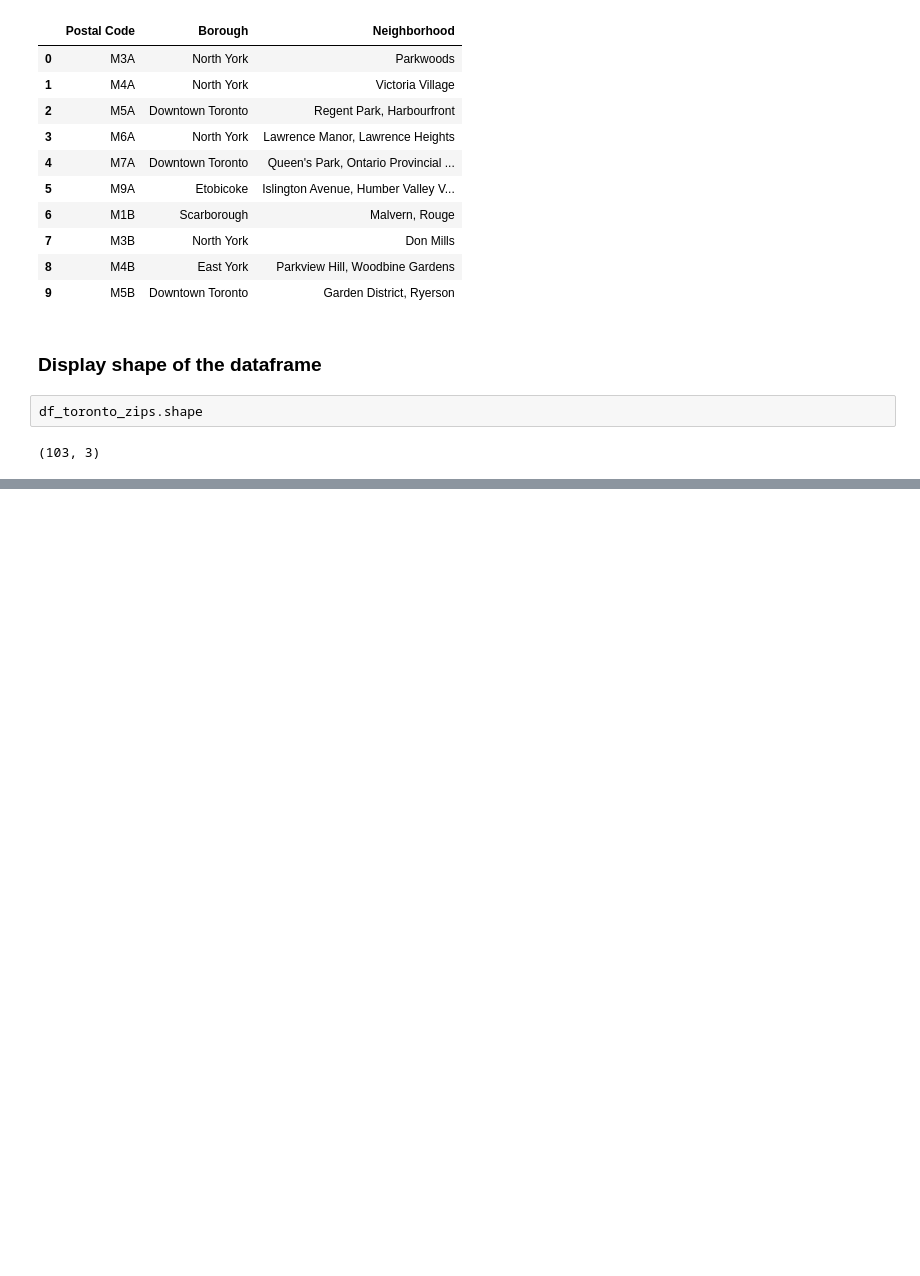
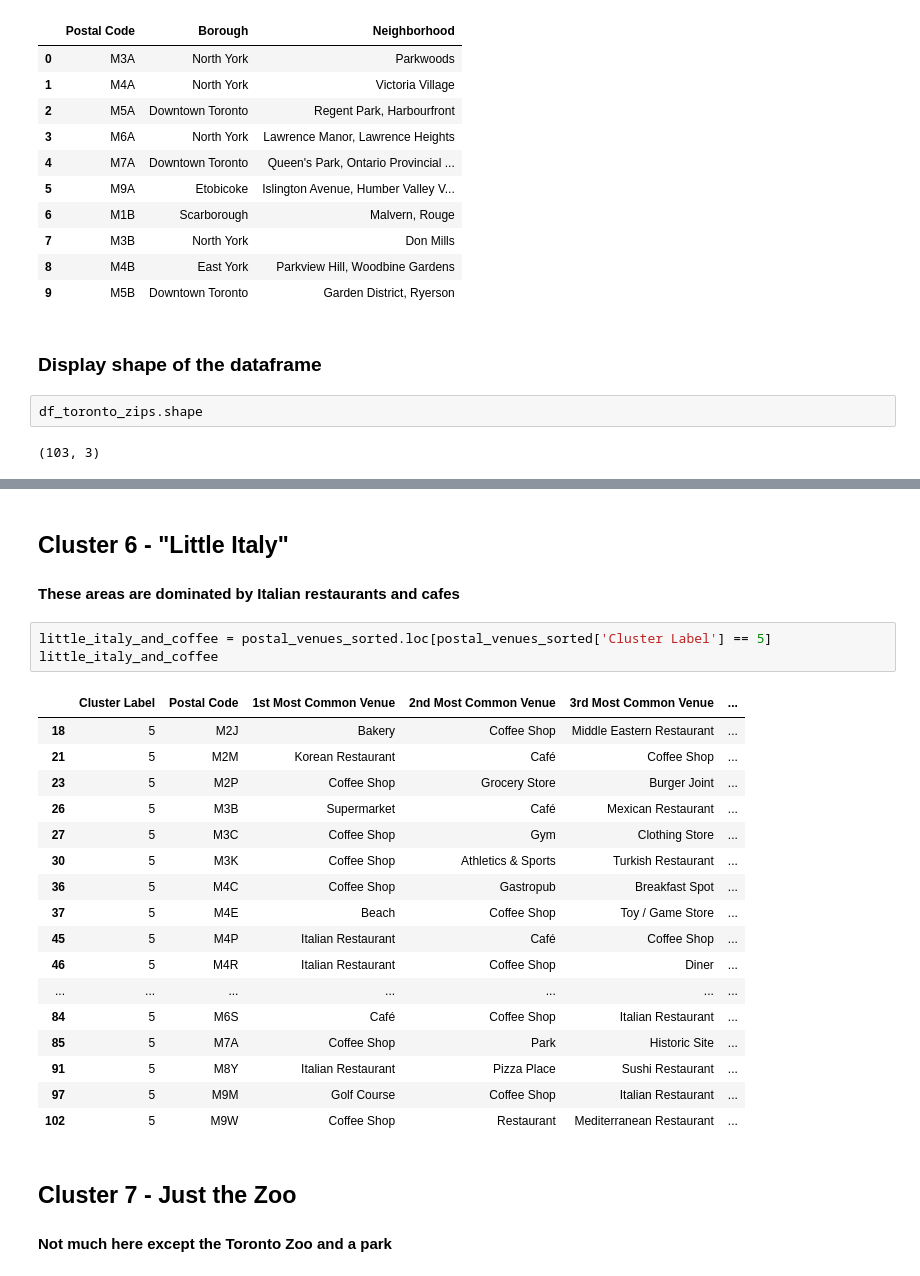
Before and after one commit to jlieberman92/Coursera_Capstone, a Jupyter notebook: Battle_of_the_Neighborhoods_Capstone.ipynb, the cells around one changed output, grey strips where cells are left out. Saved outputs shown, nothing was run; the diff lists cells and outputs as text; blank space fills up the shorter version.

```diff
--- a/Battle_of_the_Neighborhoods_Capstone.ipynb
+++ b/Battle_of_the_Neighborhoods_Capstone.ipynb
@@ -56,0 +474,27 @@ df_toronto_zips.shape
+# %% [markdown]
+## Cluster 6 - "Little Italy"
+#### These areas are dominated by Italian restaurants and cafes
+# %%
+little_italy_and_coffee = postal_venues_sorted.loc[postal_venues_sorted['Cluster Label'] == 5]
+little_italy_and_coffee
+# %% [output]
+|  | Cluster Label | Postal Code | 1st Most Common Venue | 2nd Most Common Venue | 3rd Most Common Venue | ... |
+| 18 | 5 | M2J | Bakery | Coffee Shop | Middle Eastern Restaurant | ... |
+| 21 | 5 | M2M | Korean Restaurant | Café | Coffee Shop | ... |
+| 23 | 5 | M2P | Coffee Shop | Grocery Store | Burger Joint | ... |
+| 26 | 5 | M3B | Supermarket | Café | Mexican Restaurant | ... |
+| 27 | 5 | M3C | Coffee Shop | Gym | Clothing Store | ... |
+| 30 | 5 | M3K | Coffee Shop | Athletics & Sports | Turkish Restaurant | ... |
+| 36 | 5 | M4C | Coffee Shop | Gastropub | Breakfast Spot | ... |
+| 37 | 5 | M4E | Beach | Coffee Shop | Toy / Game Store | ... |
+| 45 | 5 | M4P | Italian Restaurant | Café | Coffee Shop | ... |
+| 46 | 5 | M4R | Italian Restaurant | Coffee Shop | Diner | ... |
+| ... | ... | ... | ... | ... | ... | ... |
+| 84 | 5 | M6S | Café | Coffee Shop | Italian Restaurant | ... |
+| 85 | 5 | M7A | Coffee Shop | Park | Historic Site | ... |
+| 91 | 5 | M8Y | Italian Restaurant | Pizza Place | Sushi Restaurant | ... |
+| 97 | 5 | M9M | Golf Course | Coffee Shop | Italian Restaurant | ... |
+| 102 | 5 | M9W | Coffee Shop | Restaurant | Mediterranean Restaurant | ... |
+# %% [markdown]
+## Cluster 7 - Just the Zoo
+#### Not much here except the Toronto Zoo and a park
```
Also changed, not shown: parts of 53 cells of this notebook.
